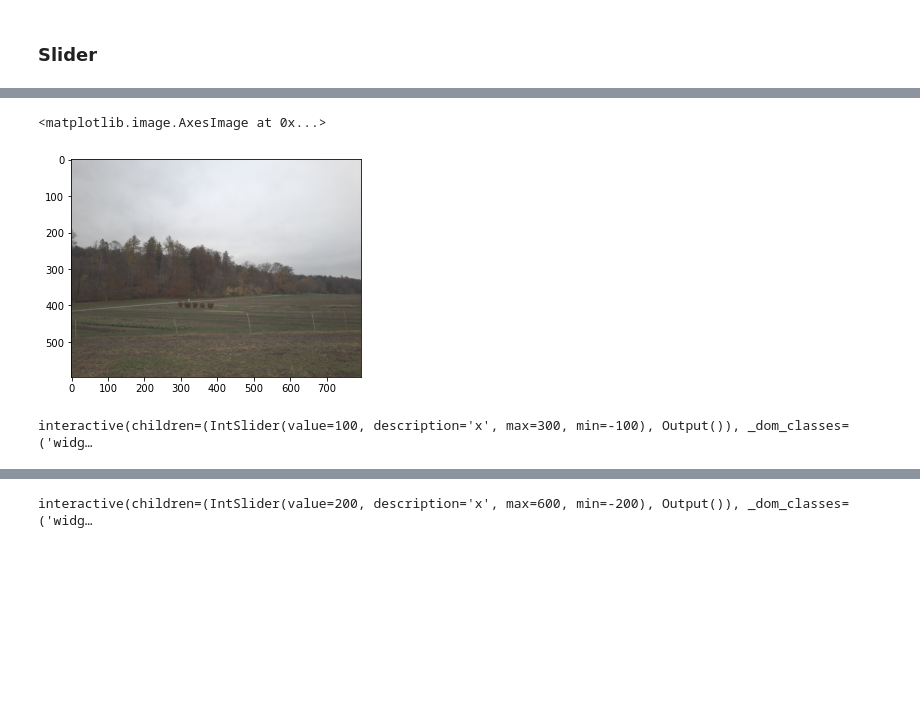
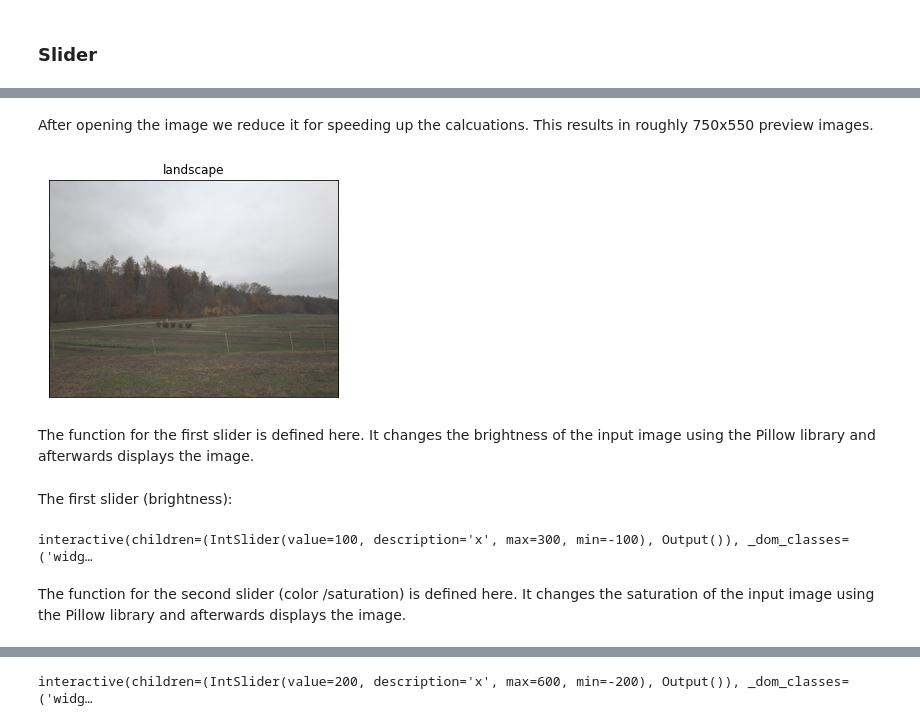
Before and after one commit to uol-mediaprocessing-202021/medienverarbeitung-b-color-and-tone-correction, a Jupyter notebook: ColorCorrection.ipynb, the cells around one changed output, grey strips where cells are left out. Cells and saved outputs as stored; diff of their text form; code cells hidden in the pictures; blank space fills up the shorter version.

```diff
--- a/ColorCorrection.ipynb
+++ b/ColorCorrection.ipynb
@@ -20,23 +20,33 @@ import matplotlib.pyplot as plt
 imagefile='Zurich-RAW-to-DSLR-Dataset/full_resolution/huawei_visualized/190.png'
 # %%
 img = PIL.Image.open(imagefile)
+# %% [markdown]
+After opening the image we reduce it for speeding up the calcuations. This results in roughly 750x550 preview images.
 # %%
 reduced_img = img.reduce(5)
-# %%
-plt.imshow(reduced_img)
-# %% [output]
-<matplotlib.image.AxesImage at 0x...>
-[figure, removed]
+# %%
+plt.figure()
+plt.title("landscape"), plt.xticks([]), plt.yticks([])
+plt.imshow(reduced_img)
+plt.show()
+# %% [output]
+[figure, added]
+# %% [markdown]
+The function for the first slider is defined here. It changes the brightness of the input image using the Pillow library and afterwards displays the image.
 # %%
 def f(x):
     preview_img = reduced_img
     converter = PIL.ImageEnhance.Brightness(reduced_img)
     img2 = converter.enhance(x/100)
     plt.imshow(img2)
+# %% [markdown]
+The first slider (brightness):
 # %%
 interact(f, x=100);
 # %% [output]
 interactive(children=(IntSlider(value=100, description='x', max=300, min=-100), Output()), _dom_classes=('widg…
+# %% [markdown]
+The function for the second slider (color /saturation) is defined here. It changes the saturation of the input image using the Pillow library and afterwards displays the image.
 # %%
 def g(x):
     preview_img = reduced_img
```
Also changed, not shown: parts of 32 cells of this notebook, 1 other file.
